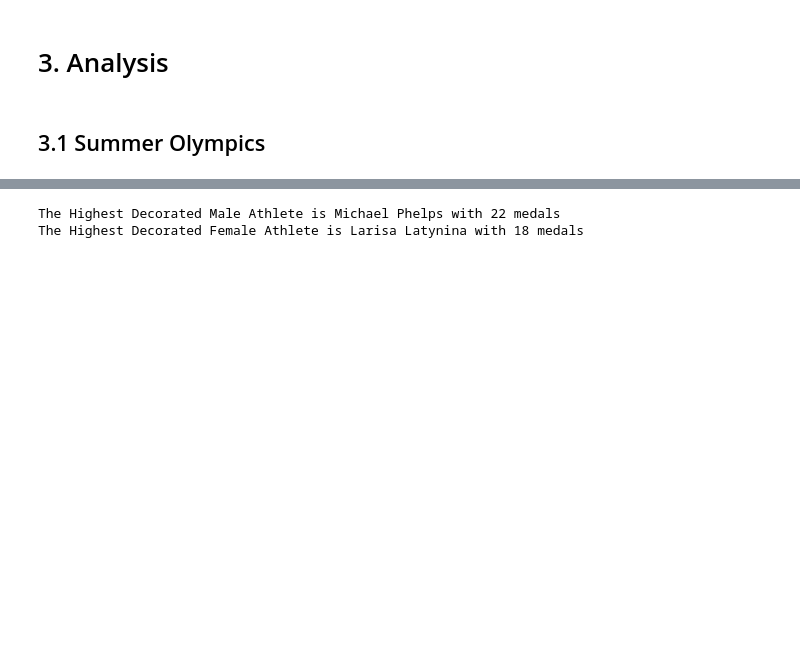
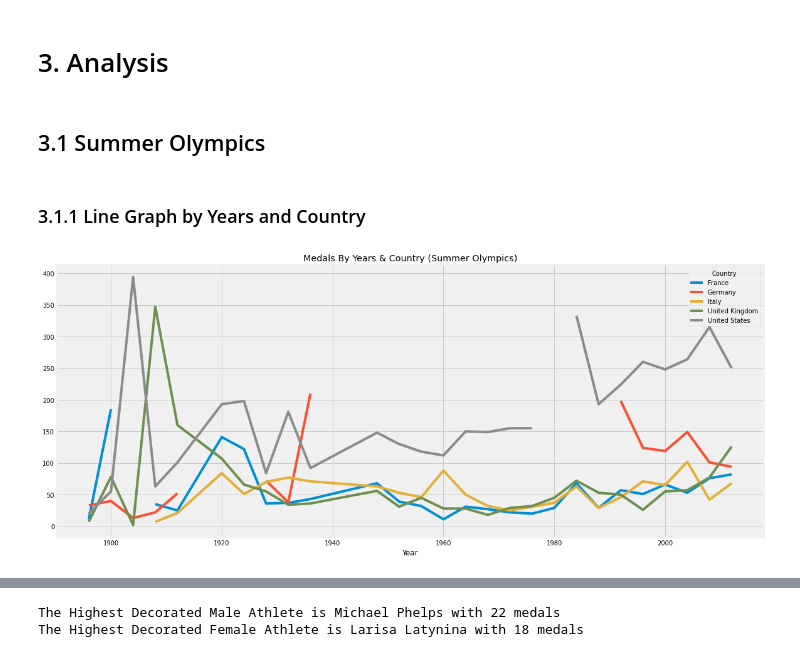
Before and after one commit to eozhisarcikli/olympic-game-analysis, a Jupyter notebook: Analysis & Visualization.ipynb, the cells around one changed output, grey strips where cells are left out. Drawn from its saved outputs; the diff is of its cells as text; code cells hidden in the pictures; blank space fills up the shorter version.

```diff
--- a/Analysis & Visualization.ipynb
+++ b/Analysis & Visualization.ipynb
@@ -85,3 +249,16 @@ winter.head()
 # 3. Analysis
 # %% [markdown]
 ## 3.1 Summer Olympics
+# %% [markdown]
+### 3.1.1 Line Graph by Years and Country
+# %%
+summer_linegraph_years=summer.groupby(['Country','Year'])['Medal'].count().reset_index()
+summer_linegraph_years=summer_linegraph_years[summer_linegraph_years['Country'].isin(summer['Country'].value_counts()[:5].index)]
+summer_linegraph_years=summer_linegraph_years.pivot('Year','Country','Medal')
+summer_linegraph_years.plot()
+fig=plt.gcf()
+fig.set_size_inches(18,8)
+plt.title('Medals By Years & Country (Summer Olympics)')
+plt.show()
+# %% [output]
+[figure, added]
```
Also changed, not shown: parts of 34 cells of this notebook.
